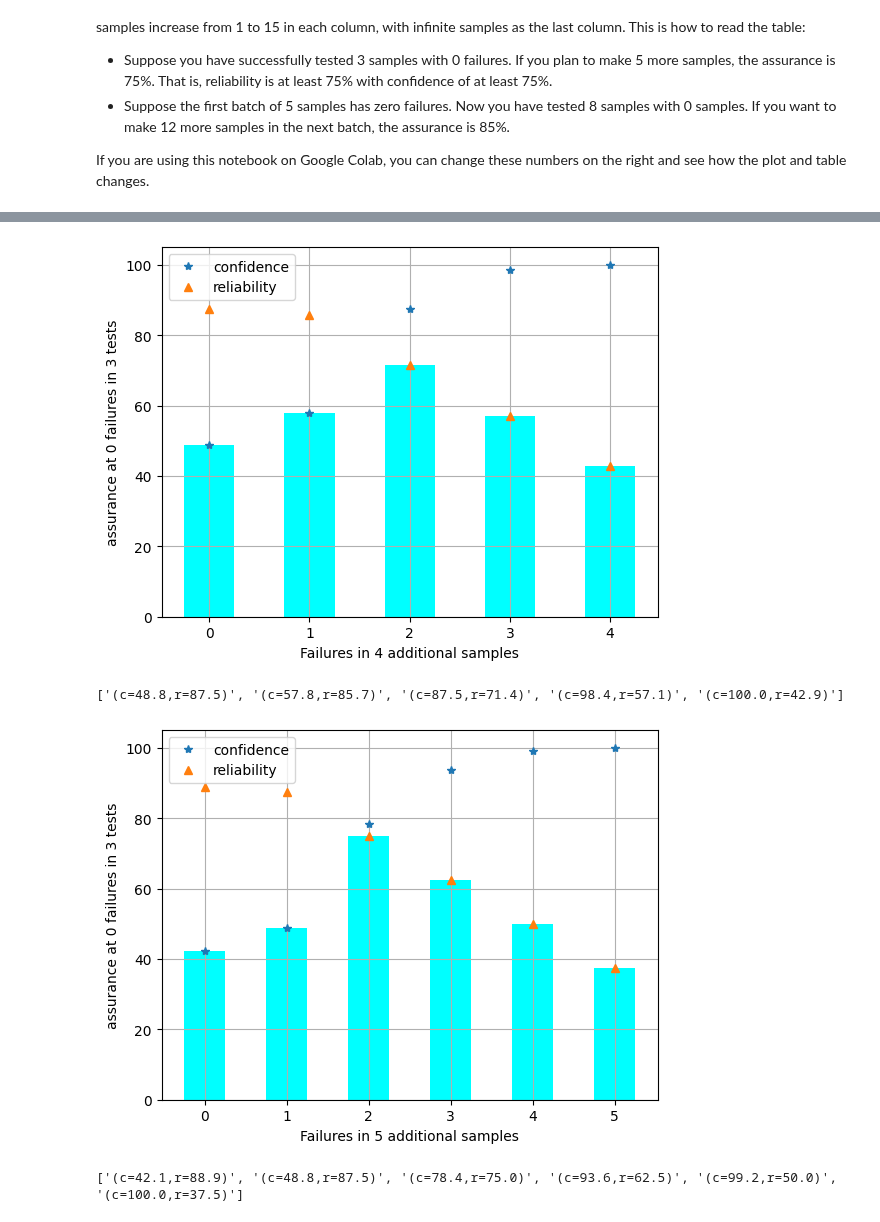
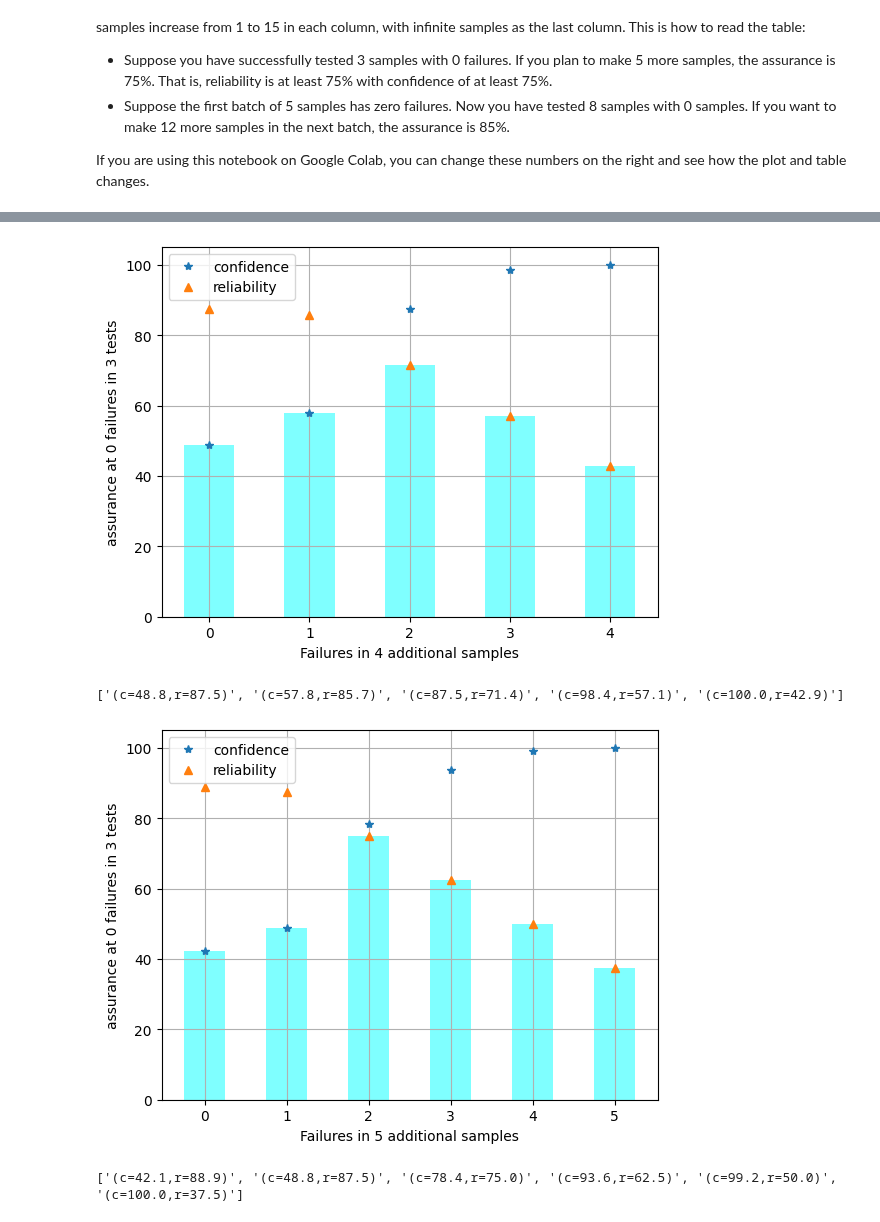
Before and after one commit to sanjaymjoshi/relistats_notebook, a Jupyter notebook: relistats_binomial_finite.ipynb, the cells around one changed output, grey strips where cells are left out. Saved outputs shown, nothing was run; the diff lists cells and outputs as text; code cells hidden in the pictures.

Commit message:
assurance trade off

```diff
--- a/relistats_binomial_finite.ipynb
+++ b/relistats_binomial_finite.ipynb
@@ -237,20 +239,35 @@ You can think of the assurance as the trade-off between the reliability and conf
 # %%
 def plot_assurance(n, f, m):
     all_cr = [conf_fin(n, f, m, d) for d in range(m+1)]
     plt.plot([c*100 for c,r in all_cr], '*', label='confidence')
     plt.plot([r*100 for c,r in all_cr], '^', label='reliability')
-    plt.bar(range(m+1), [min(r,c)*100 for r,c in all_cr], color='cyan', width=0.5)
+    plt.bar(range(m+1), [min(r,c)*100 for r,c in all_cr], color='cyan', alpha=0.5, width=0.5)
     plt.xlabel(f'Failures in {m} additional samples')
     plt.ylabel(f'assurance at {f} failures in {n} tests')
     plt.grid()
     plt.legend()
     plt.show()
     print([f"(c={c*100:.1f},r={r*100:.1f})" for c,r in all_cr])
 
-plot_assurance(3, 0, 4)
-plot_assurance(3, 0, 5)
+n = 3
+f = 0
+plot_assurance(n, f, 4)
+plot_assurance(n, f, 5)
+
+all_r = range(100)
+all_c = [confidence(n, f, r/100)*100 for r in all_r]
+plt.plot(all_r, all_c, label='confidence')
+plt.plot(all_r, all_r, label='reliability')
+
+plt.fill_between(all_r, [min(r,c) for r,c in zip(all_r, all_c)], color='cyan', alpha=0.5)
+plt.grid()
+plt.legend()
+plt.xlabel('reliability')
+plt.ylabel(f'assurance at {f} failures in {n} tests')
+plt.gca().invert_xaxis()
+plt.show()
 # %% [output]
-[figure, old version]
+[figure, new version]
 ['(c=48.8,r=87.5)', '(c=57.8,r=85.7)', '(c=87.5,r=71.4)', '(c=98.4,r=57.1)', '(c=100.0,r=42.9)']
-[figure, old version]
+[figure, new version]
 ['(c=42.1,r=88.9)', '(c=48.8,r=87.5)', '(c=78.4,r=75.0)', '(c=93.6,r=62.5)', '(c=99.2,r=50.0)', '(c=100.0,r=37.5)']
```
Also changed, not shown: parts of 2 cells of this notebook.
